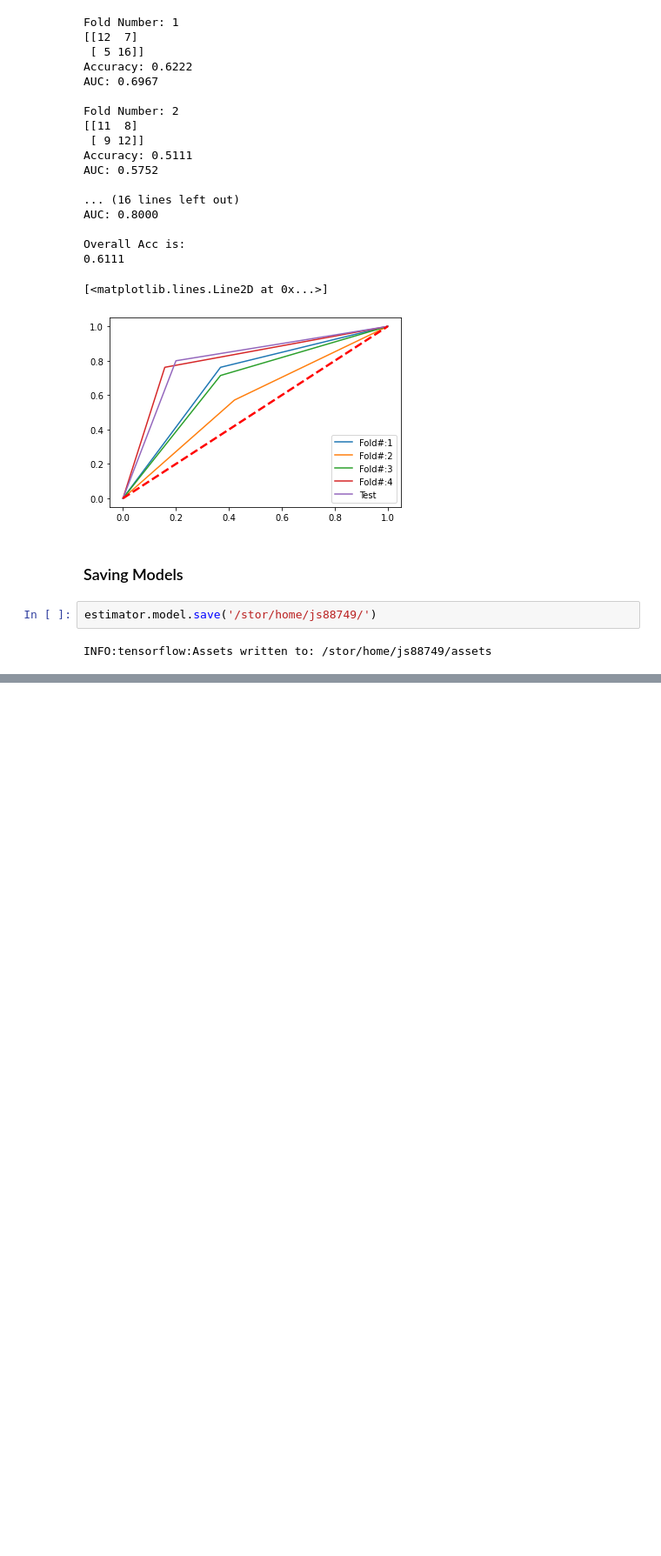
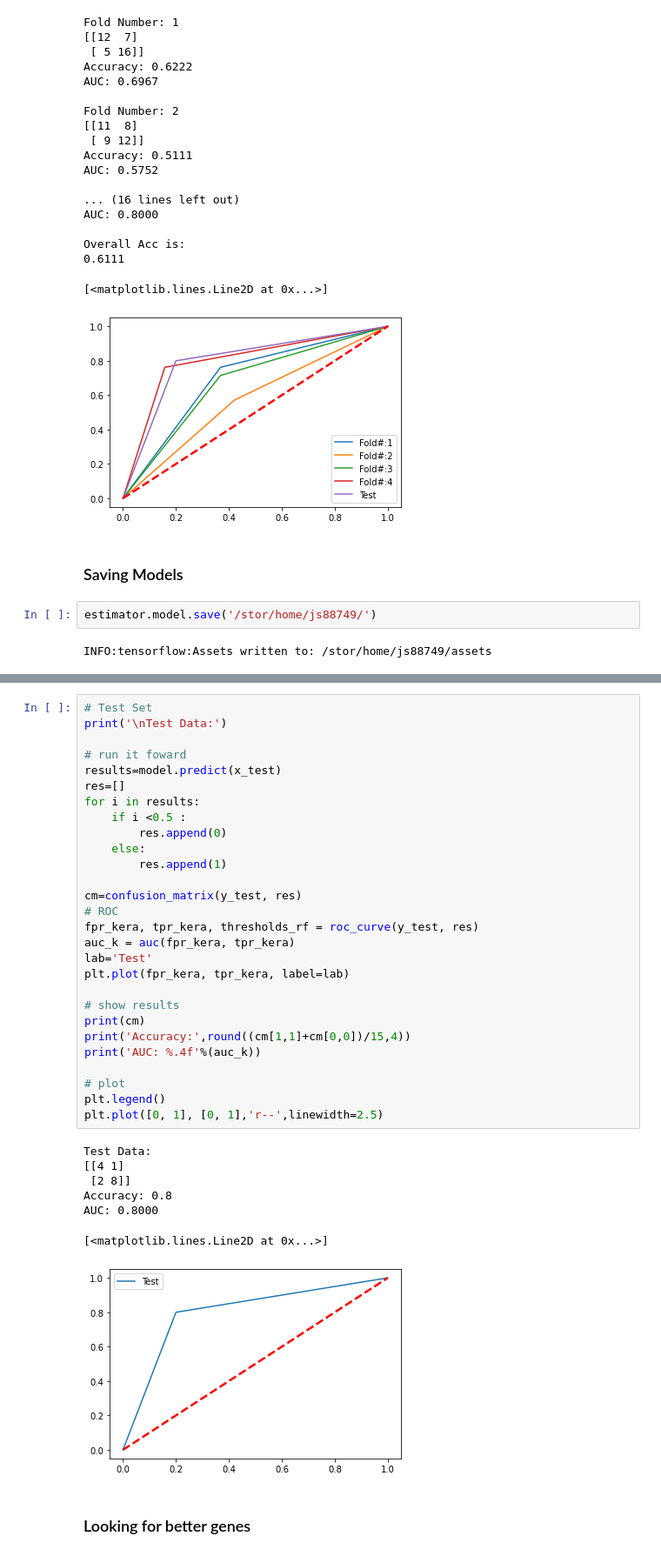
Before and after one commit to hzorkic/machine_learning_and_molecular_docking_for_drug_discovery, a Jupyter notebook: COAD Analysis.ipynb, the cells around one changed output, grey strips where cells are left out. Shown at 87% size. Cells and saved outputs as stored; diff of their text form; blank space fills up the shorter version.

```diff
--- a/COAD Analysis.ipynb
+++ b/COAD Analysis.ipynb
@@ -438,0 +436,38 @@ NameError: name 'keras' is not defined
+# %%
+# Test Set
+print('\nTest Data:')
+
+# run it foward
+results=model.predict(x_test)
+res=[]
+for i in results:
+    if i <0.5 :
+        res.append(0)
+    else:
+        res.append(1)
+
+cm=confusion_matrix(y_test, res)
+# ROC
+fpr_kera, tpr_kera, thresholds_rf = roc_curve(y_test, res)
+auc_k = auc(fpr_kera, tpr_kera)
+lab='Test'
+plt.plot(fpr_kera, tpr_kera, label=lab)
+
+# show results
+print(cm)
+print('Accuracy:',round((cm[1,1]+cm[0,0])/15,4))
+print('AUC: %.4f'%(auc_k))
+
+# plot
+plt.legend()
+plt.plot([0, 1], [0, 1],'r--',linewidth=2.5)
+# %% [output]
+Test Data:
+[[4 1]
+ [2 8]]
+Accuracy: 0.8
+AUC: 0.8000
+[<matplotlib.lines.Line2D at 0x...>]
+[figure, added]
+# %% [markdown]
+### Looking for better genes
```
Also changed, not shown: parts of 9 cells of this notebook.
